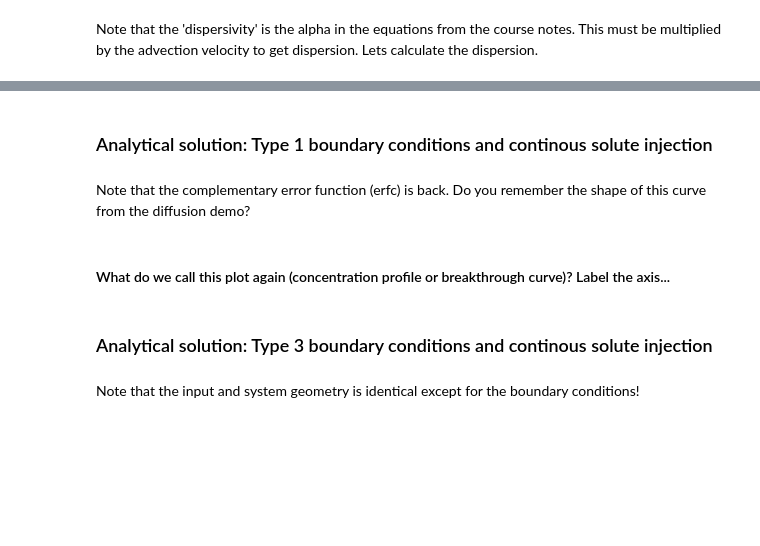
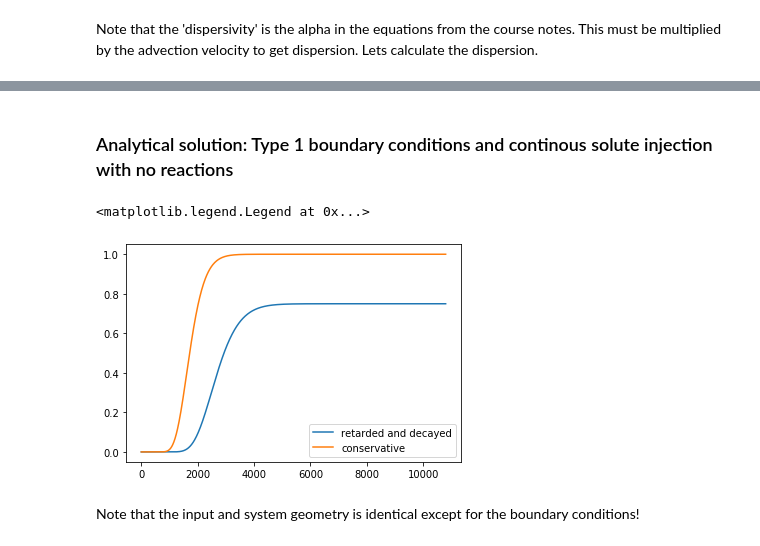
Before and after one commit to zahasky/Contaminant-Hydrogeology-Activities, a Jupyter notebook: First Order Reactions.ipynb, the cells around one changed output, grey strips where cells are left out. Cells and saved outputs as stored; diff of their text form; code cells hidden in the pictures; blank space fills up the shorter version.

```diff
--- a/First Order Reactions.ipynb
+++ b/First Order Reactions.ipynb
@@ -87,21 +183,43 @@ D = v*dispersivity
 # %% [markdown]
-### Analytical solution: Type 1 boundary conditions and continous solute injection
+### Analytical solution: Type 1 boundary conditions and continous solute injection with no reactions
 # %%
-# Analytical solution: See lecture slides or (Parker and van Genuchten, 1984) for details
-def ADE_type1_fun(x, t, v, D, C0):
+# Analytical solution with built in superposotion
+def ADE_type1_real_super_fun(x, t, v, D, C0, t0):
     # Note that the '\' means continued on the next line
     C = C0*((1/2)*erfc((x - v*t)/(2*np.sqrt(D*t))) + \
-        (1/2)*np.exp(v*x/D)*erfc((x + v*t)/(2*np.sqrt(D*t))))
+         (1/2)*np.exp(v*x/D)*erfc((x + v*t)/(2*np.sqrt(D*t))))
+
+    # if a pulse type injection
+    if t0 > 0:
+        tt0 = t - t0
+        # Identify location of negative values in time array
+        indices_below_zero = tt0 <= 0
+        # set values equal to 1 (but this could be anything)
+        tt0[indices_below_zero] = 1
+        # Note that the '\' means continued on the next line
+        C_t0 = C0*((1/2)*erfc((x - v*t0)/(2*np.sqrt(D*t0))) + \
+             (1/2)*np.exp(v*x/D)*erfc((x + v*t0)/(2*np.sqrt(D*t0))))
+
+        # Now set concentration at those negative times equal to 0
+        C_t0[indices_below_zero] = 0
+
+        C_out = C - C_t0
+
+    else:
+            C_out = C
+
     # Return the concentration (C) from this function
-    return C
+    return C_out
 
 # Now call our function
-Conc_time_type1 = ADE_type1_fun(x, t, v, D, C0)
+Conservative_pulse_solution = ADE_type1_real_super_fun(x, t, v, D, C0, t0)
+
 # Plot the results as a function of time
-plt.plot(t, Conc_time_type1)
+c1, = plt.plot(t, Retard_pulse_solution, label='retarded and decayed')
+c2, = plt.plot(t, Conservative_pulse_solution, label='conservative')
+
+# Format the plots
+plt.legend(handles=[c1, c2])
+# %% [output]
+<matplotlib.legend.Legend at 0x...>
+[figure, added]
-# %% [markdown]
-Note that the complementary error function (erfc) is back. Do you remember the shape of this curve from the diffusion demo?
-# %% [markdown]
-#### What do we call this plot again (concentration profile or breakthrough curve)? Label the axis...
-# %% [markdown]
-### Analytical solution: Type 3 boundary conditions and continous solute injection
```
Also changed, not shown: parts of 22 cells of this notebook, 2 other files.
